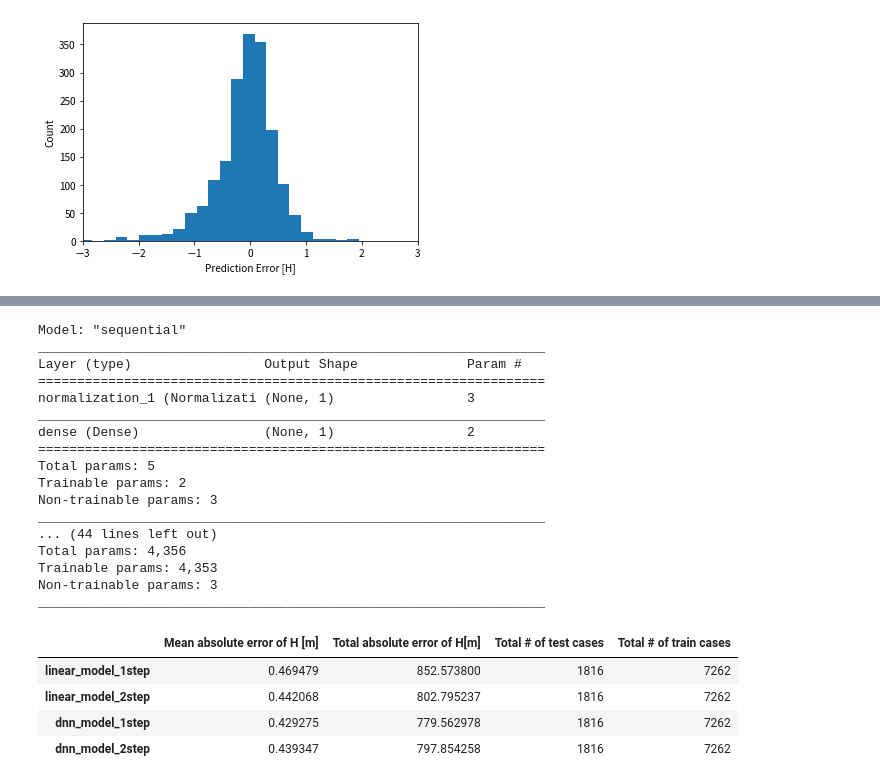
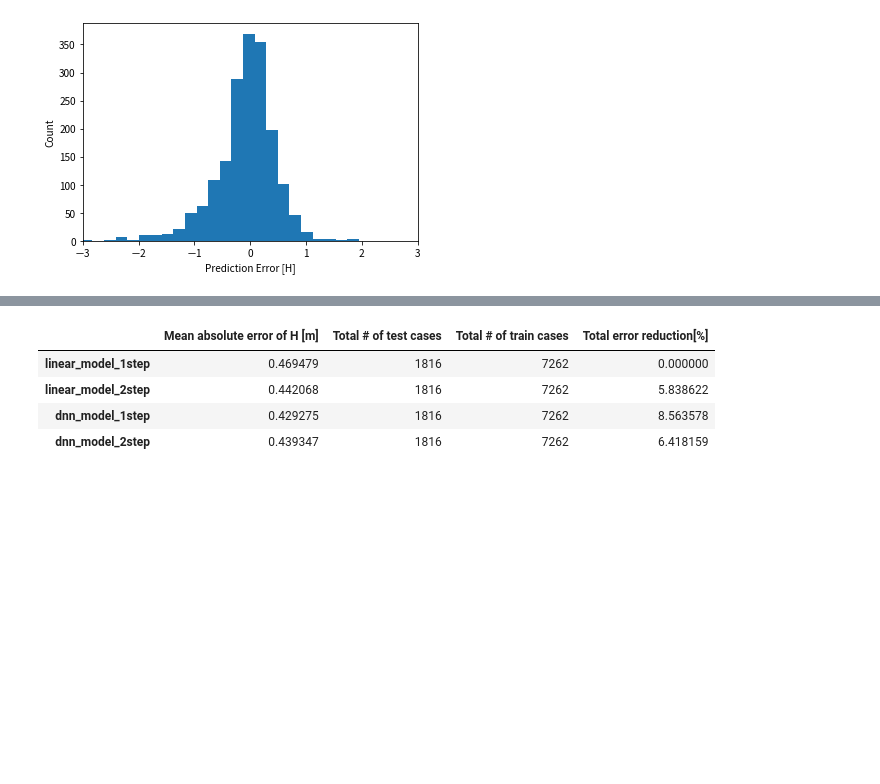
Before and after one commit to DengShunChen/SatWaveML, a Jupyter notebook: ai/ML_regression_All.ipynb, the cells around one changed output, grey strips where cells are left out. Saved outputs shown, nothing was run; the diff lists cells and outputs as text; code cells hidden in the pictures; blank space fills up the shorter version.

```diff
--- a/ai/ML_regression_All.ipynb
+++ b/ai/ML_regression_All.ipynb
@@ -695,57 +681,41 @@ dnn_model_s1 = tf.keras.models.load_model('saved_model/Vmsat_Vm_dnn_Vmsat_model'
 dnn_model_s2 = tf.keras.models.load_model('saved_model/Vm_H_dnn_Vm_model')
 
 
 # Check its architecture
-linear_model.summary()
-dnn_model.summary()
-dnn_model_s1.summary()
-dnn_model_s2.summary()
+#linear_model.summary()
+#dnn_model.summary()
+#dnn_model_s1.summary()
+#dnn_model_s2.summary()
 
 #ddn_model_s1.predict(test_features)
 test_results = {}
 
 test_results['linear_model_1step'] = linear_model.evaluate(
     test_features_s2['Vmsat'],
     test_labels_s2, verbose=0)
 
 test_results['linear_model_2step'] = linear_model_s2.evaluate(
     linear_model_s1.predict(test_features_s1['Vmsat']),
     test_labels_s2, verbose=0)
 
 test_results['dnn_model_1step'] = dnn_model.evaluate(
     test_features_s2['Vmsat'],
     test_labels_s2, verbose=0)
 
 test_results['dnn_model_2step'] = dnn_model_s2.evaluate(
     dnn_model_s1.predict(test_features_s1['Vmsat']),
     test_labels_s2, verbose=0)
 
 
 df = pd.DataFrame(test_results, index=['Mean absolute error of H [m] ']).T
-df['Total absolute error of H[m]'] = df['Mean absolute error of H [m] ']*len(test_labels_s2)
+#df['Total absolute error of H[m]'] = df['Mean absolute error of H [m] ']*len(test_labels_s2)
 df['Total # of test cases'] = len(test_labels_s2)
 df['Total # of train cases'] = len(train_labels_s2)
+df['Total error reduction[%]'] = ((df['Mean absolute error of H [m] '][0]-df['Mean absolute error of H [m] '])/df['Mean absolute error of H [m] '][0])*100
 df
 # %% [output]
-Model: "sequential"
-_________________________________________________________________
-Layer (type)                 Output Shape              Param #
-=================================================================
-normalization_1 (Normalizati (None, 1)                 3
-_________________________________________________________________
-dense (Dense)                (None, 1)                 2
-=================================================================
-Total params: 5
-Trainable params: 2
-Non-trainable params: 3
-_________________________________________________________________
-... (44 lines left out)
-Total params: 4,356
-Trainable params: 4,353
-Non-trainable params: 3
-_________________________________________________________________
-|  | Mean absolute error of H [m] | Total absolute error of H[m] | Total # of test cases | Total # of train cases |
-| linear_model_1step | 0.469479 | 852.573800 | 1816 | 7262 |
-| linear_model_2step | 0.442068 | 802.795237 | 1816 | 7262 |
-| dnn_model_1step | 0.429275 | 779.562978 | 1816 | 7262 |
-| dnn_model_2step | 0.439347 | 797.854258 | 1816 | 7262 |
+|  | Mean absolute error of H [m] | Total # of test cases | Total # of train cases | Total error reduction[%] |
+| linear_model_1step | 0.469479 | 1816 | 7262 | 0.000000 |
+| linear_model_2step | 0.442068 | 1816 | 7262 | 5.838622 |
+| dnn_model_1step | 0.429275 | 1816 | 7262 | 8.563578 |
+| dnn_model_2step | 0.439347 | 1816 | 7262 | 6.418159 |
```
Also changed, not shown: parts of 3 cells of this notebook, 2 other files.
